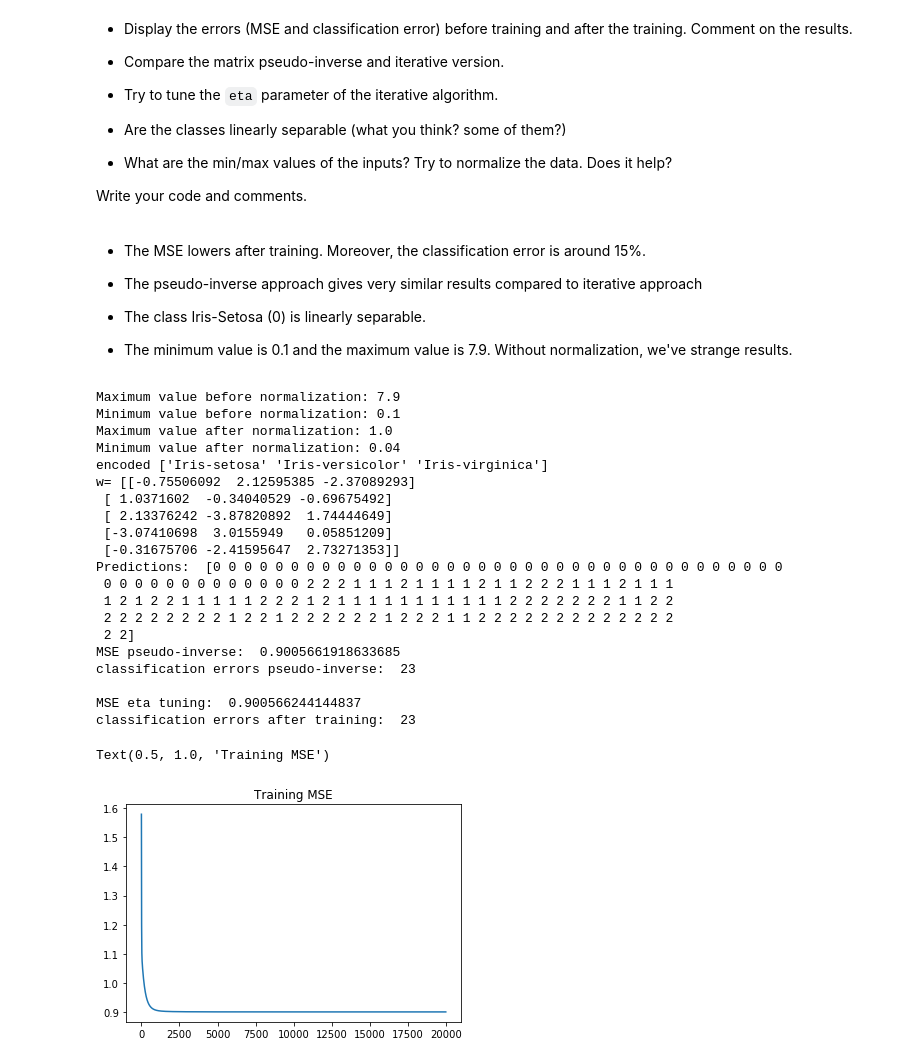
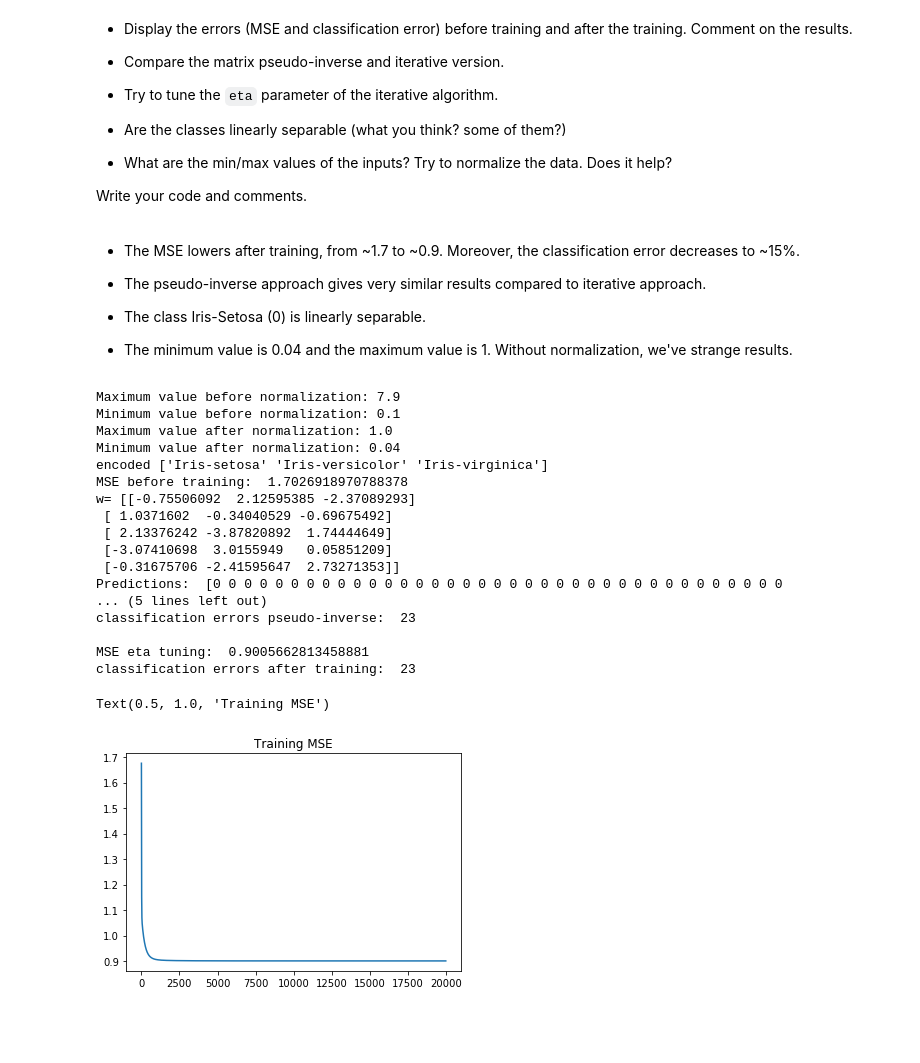
Before and after one commit to kaisersource/Machine-Learning, a Jupyter notebook: Lab5 MulticlassPerceptron/Emanuele_Bosimini_NeuralNetworks_05_MulticlassPerceptron.ipynb, the cells around one changed output. Drawn from its saved outputs; the diff is of its cells as text; code cells hidden in the pictures; blank space fills up the shorter version.

Commit message:
MSE comparison before and after training

```diff
--- a/Lab5 MulticlassPerceptron/Emanuele_Bosimini_NeuralNetworks_05_MulticlassPerceptron.ipynb
+++ b/Lab5 MulticlassPerceptron/Emanuele_Bosimini_NeuralNetworks_05_MulticlassPerceptron.ipynb
@@ -692,13 +692,13 @@ Train the proper percepton on the `iris` dataset.
 
 Write your code and comments.
 # %% [markdown]
-- The MSE lowers after training. Moreover, the classification error is around 15%.
+- The MSE lowers after training, from ~1.7 to ~0.9. Moreover, the classification error decreases to ~15%.
 
-- The pseudo-inverse approach gives very similar results compared to iterative approach
+- The pseudo-inverse approach gives very similar results compared to iterative approach.
 
 - The class Iris-Setosa (0) is linearly separable.
 
-- The minimum value is 0.1 and the maximum value is 7.9. Without normalization, we've strange results.
+- The minimum value is 0.04 and the maximum value is 1. Without normalization, we've strange results.
 # %%
 #YOUR ANSWER HERE (CODE)
 
@@ -784,10 +784,14 @@ d = encode_labels(d).astype('int')
 num_of_cls = len(set(d))
 num_of_ins = X.shape[1]
 
-dtrain = encode_labels_as_binary(d, num_of_cls)
 
 perc = MCPerceptron(num_of_cls, num_of_ins)
+Y = perc.Forward(X)
+dtrain = encode_labels_as_binary(d, num_of_cls)
+print('MSE before training: ',perc.GetMSE(dtrain))
+
 perc.Train(X, dtrain)
+
 Y = perc.Forward(X)
 
 predictions = perc.GetPredictions()
@@ -805,37 +809,34 @@ predictions = perc2.GetPredictions()
 print()
 #print('Predictions:',predictions)
 print('MSE eta tuning: ',perc2.GetMSE(dtrain))
 print('classification errors after training: ',np.sum(d!=predictions))
 #Weights
 #print('w=',perc2.w)
 #Bias
 #print('b=',perc2.b)
 #print()
 
 
 plt.figure()
 plt.plot(perc2.mse_stats)
 plt.title('Training MSE')
 # %% [output]
 Maximum value before normalization: 7.9
 Minimum value before normalization: 0.1
 Maximum value after normalization: 1.0
 Minimum value after normalization: 0.04
 encoded ['Iris-setosa' 'Iris-versicolor' 'Iris-virginica']
+MSE before training:  1.7026918970788378
 w= [[-0.75506092  2.12595385 -2.37089293]
  [ 1.0371602  -0.34040529 -0.69675492]
  [ 2.13376242 -3.87820892  1.74444649]
  [-3.07410698  3.0155949   0.05851209]
  [-0.31675706 -2.41595647  2.73271353]]
 Predictions:  [0 0 0 0 0 0 0 0 0 0 0 0 0 0 0 0 0 0 0 0 0 0 0 0 0 0 0 0 0 0 0 0 0 0 0 0 0
- 0 0 0 0 0 0 0 0 0 0 0 0 0 2 2 2 1 1 1 2 1 1 1 1 2 1 1 2 2 2 1 1 1 2 1 1 1
- 1 2 1 2 2 1 1 1 1 1 2 2 2 1 2 1 1 1 1 1 1 1 1 1 1 1 2 2 2 2 2 2 2 1 1 2 2
- 2 2 2 2 2 2 2 2 1 2 2 1 2 2 2 2 2 2 1 2 2 2 1 1 2 2 2 2 2 2 2 2 2 2 2 2 2
- 2 2]
-MSE pseudo-inverse:  0.9005661918633685
+... (5 lines left out)
 classification errors pseudo-inverse:  23
 
-MSE eta tuning:  0.900566244144837
+MSE eta tuning:  0.9005662813458881
 classification errors after training:  23
 Text(0.5, 1.0, 'Training MSE')
-[figure, old version]
+[figure, new version]
```
